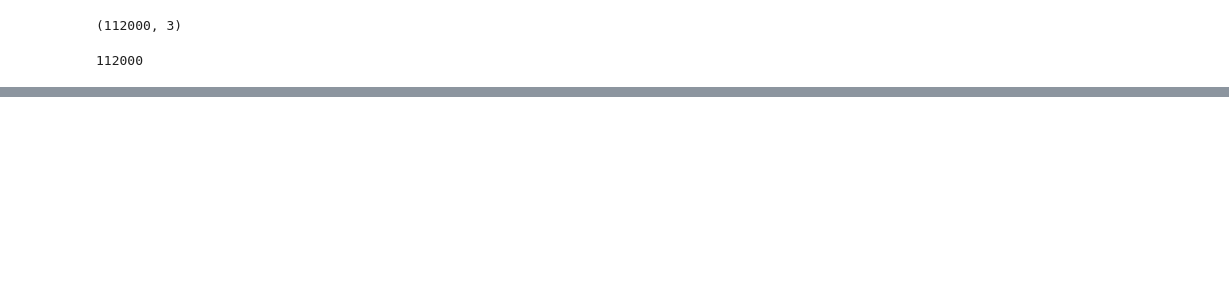
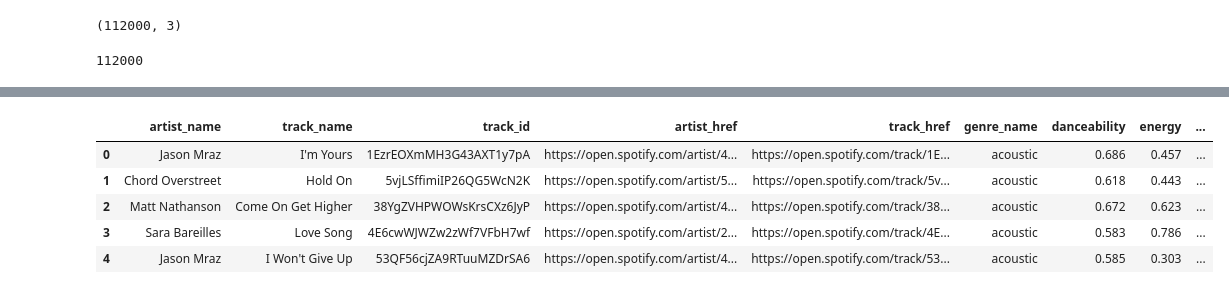
Before and after one commit to etarakci/music-genre-prediction, a Jupyter notebook: Spotify API.ipynb, the cells around one changed output, grey strips where cells are left out. Cells and saved outputs as stored; diff of their text form; code cells hidden in the pictures; blank space fills up the shorter version.

```diff
--- a/Spotify API.ipynb
+++ b/Spotify API.ipynb
@@ -217,0 +285,6 @@ print(spotify_dataframe.shape)
+# %%
+# Data Cleanup - dropping duplicates based on artist_name and track_name
+
+# dropping those values
+
+spotify_dataframe.drop_duplicates(subset=['artist_name','track_name'], inplace=True)
@@ -238,7 +335,6 @@ for i in range(0,len(spotify_dataframe['track_id']),batchsize):
 # %%
 # Data Exploration
 
-df_audio_features = pd.DataFrame.from_dict(rows,orient='columns')
-print("Shape of the dataset:", df_audio_features.shape)
-df_audio_features.head()
+audio_features_df = pd.DataFrame.from_dict(rows,orient='columns')
+print("Shape of the dataset:", audio_features_df.shape)
 # %% [output]
@@ -252,8 +364,8 @@ Shape of the dataset: (112000, 18)
 # %%
-# Data Cleanup
+# Data Cleanup - dropping and renaming columns
 
-columns_to_drop = ['analysis_url','type','uri', 'track_href']
-df_audio_features.drop(columns_to_drop, axis=1,inplace=True)
-df_audio_features.rename(columns={'id': 'track_id'}, inplace=True)
-df_audio_features.shape
+columns_to_drop = ['analysis_url','type','uri', 'track_href','time_signature']
+audio_features_df.drop(columns_to_drop, axis=1,inplace=True)
+audio_features_df.rename(columns={'id': 'track_id'}, inplace=True)
+audio_features_df.shape
 # %% [output]
@@ -275,0 +398,12 @@ Shape of the dataset: (112000, 14)
+# %%
+# Data Cleanup - now we merge user inner to make sure we only keep track ids present
+
+clean_df = pd.merge(spotify_dataframe,audio_features_df,on='track_id',how='inner')
+clean_df.head()
+# %% [output]
+|  | artist_name | track_name | track_id | artist_href | track_href | genre_name | danceability | energy | ... |
+| 0 | Jason Mraz | I'm Yours | 1EzrEOXmMH3G43AXT1y7pA | https://open.spotify.com/artist/4... | https://open.spotify.com/track/1E... | acoustic | 0.686 | 0.457 | ... |
+| 1 | Chord Overstreet | Hold On | 5vjLSffimiIP26QG5WcN2K | https://open.spotify.com/artist/5... | https://open.spotify.com/track/5v... | acoustic | 0.618 | 0.443 | ... |
+| 2 | Matt Nathanson | Come On Get Higher | 38YgZVHPWOWsKrsCXz6JyP | https://open.spotify.com/artist/4... | https://open.spotify.com/track/38... | acoustic | 0.672 | 0.623 | ... |
+| 3 | Sara Bareilles | Love Song | 4E6cwWJWZw2zWf7VFbH7wf | https://open.spotify.com/artist/2... | https://open.spotify.com/track/4E... | acoustic | 0.583 | 0.786 | ... |
+| 4 | Jason Mraz | I Won't Give Up | 53QF56cjZA9RTuuMZDrSA6 | https://open.spotify.com/artist/4... | https://open.spotify.com/track/53... | acoustic | 0.585 | 0.303 | ... |
```
Also changed, not shown: parts of 30 cells of this notebook, 1 other file.
